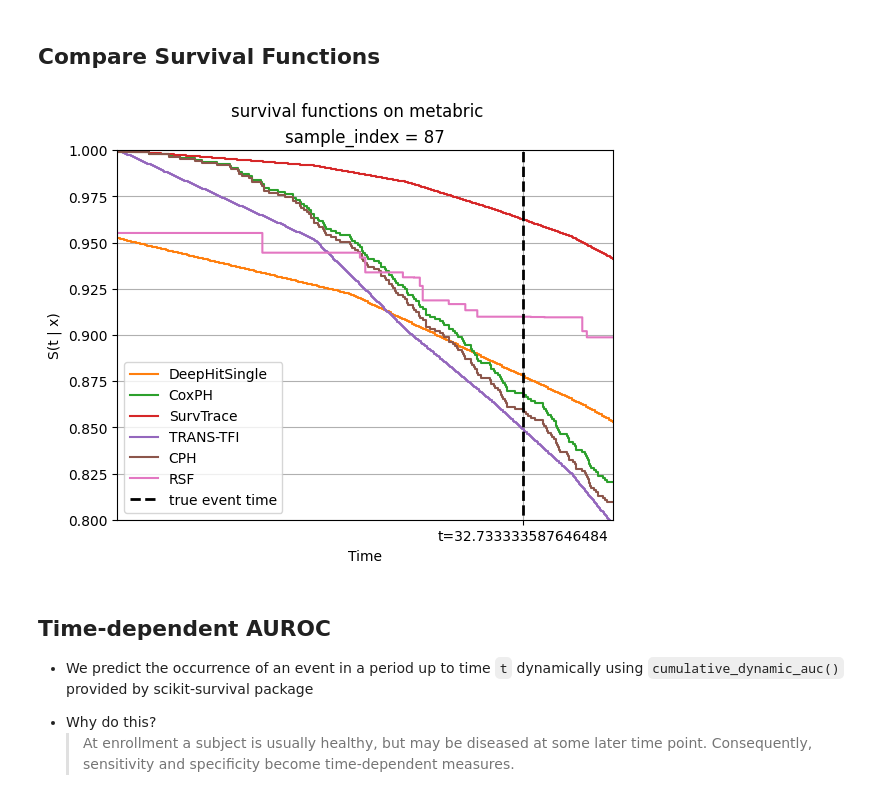
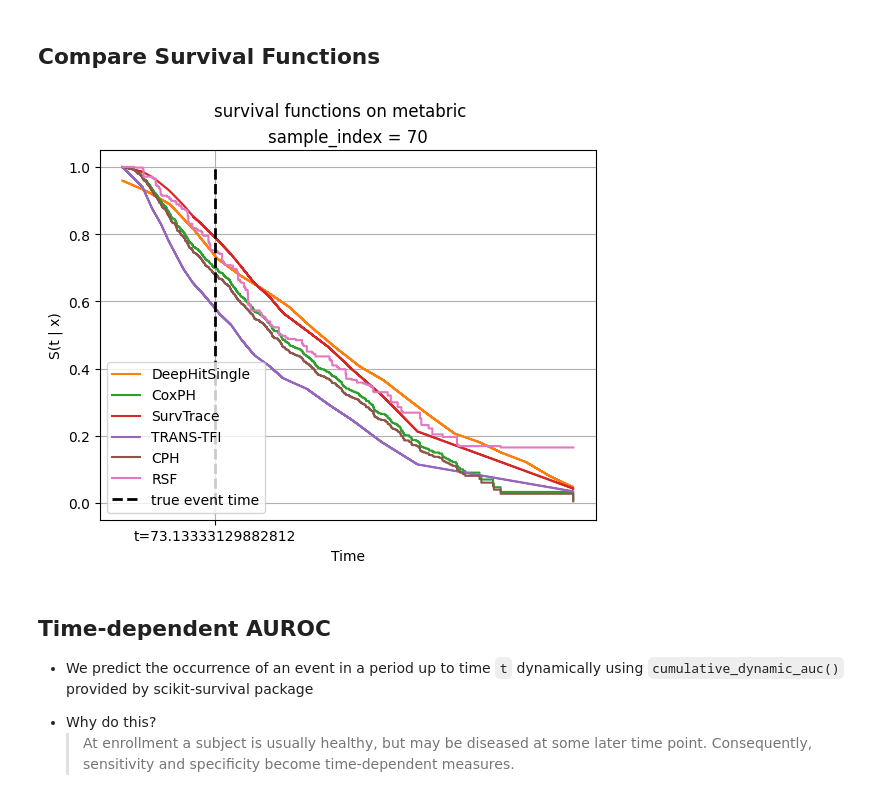
Before and after one commit to youhs4554/TRANS-TFI, a Jupyter notebook: experiments/result_analysis.ipynb, the cells around one changed output. Saved outputs shown, nothing was run; the diff lists cells and outputs as text; code cells hidden in the pictures.

```diff
--- a/experiments/result_analysis.ipynb
+++ b/experiments/result_analysis.ipynb
@@ -208,38 +208,57 @@ time_range = 'full' # used for baseline models
 group = 'uncensored' # uncensored = event happend, censored = event not happened
 experiment_root='../scripts'
 # %%
-#sample_index = random.randint(0, 100)
-sample_index = 87
+sample_index = random.randint(0, 100)
+
+# dataset = metabric, group = uncensored (event happened)
+# sample_index = 51
+# sample_index = 86
+# sample_index = 87
+# sample_index = 89
+# sample_index = 10
+# sample_index = 44
+
+# dataset = gbsg, group = uncensored (event happened)
+# sample_index = 33
+# sample_index = 56
+
+
+# dataset = gbsg, group = censored (event not happened)
+# sample_index = 73
+# sample_index = 75
+# sample_index = 67
+# sample_index = 83
+
 surv_results = {} # for later usage
 cox_risk_scores = {}  # for later usage
 et_train_test = {} # for later usage
 
 for i, model_name in enumerate(model_list):
     if model_name in BASELINES:
         surv_full, surv, durations_test, et_train, et_test = infer_surv_of_baselines(model_name, dataset, time_range, group=group, experiment_root=experiment_root)
     if model_name in TRANSFORMERS:
         surv_full, surv, durations_test, et_train, et_test = infer_surv_of_transformers(model_name, dataset, group=group, experiment_root=experiment_root)
     if model_name in COX_SPIRIT_MODELS:
         surv_full, surv, risk_scores, durations_test, et_train, et_test = infer_surv_of_cox_spirit_models(model_name, dataset, group, experiment_root=experiment_root)
         cox_risk_scores[model_name] = risk_scores
 
     plt.step(surv.index, surv.iloc[:, sample_index], where="post", color=f"C{i+1}", label=model_name)
 
     surv_results[model_name] = surv_full
     et_train_test[model_name] = (et_train, et_test)
 
 plt.vlines(durations_test[sample_index], 0, 1, color='k', linestyles='--', linewidth=2, label='true event time')
 plt.xticks([durations_test[sample_index]], labels=[f't={durations_test[sample_index]}'])
 plt.suptitle(f"survival functions on {dataset}")
 plt.title(f"sample_index = {sample_index}")
 plt.ylabel('S(t | x)')
 plt.xlabel('Time')
-plt.ylim(0.8, 1.0)
-plt.xlim(0, 40)
+# plt.ylim(0.8, 1.0)
+# plt.xlim(0, 40)
 plt.legend(loc='lower left')
 plt.grid(True)
 # %% [output]
-[figure, old version]
+[figure, new version]
 # %% [markdown]
 ## Time-dependent AUROC
 - We predict the occurrence of an event in a period up to time `t` dynamically using `cumulative_dynamic_auc()` provided by scikit-survival package
```
Also changed, not shown: parts of 2 cells of this notebook, 1 other file.
